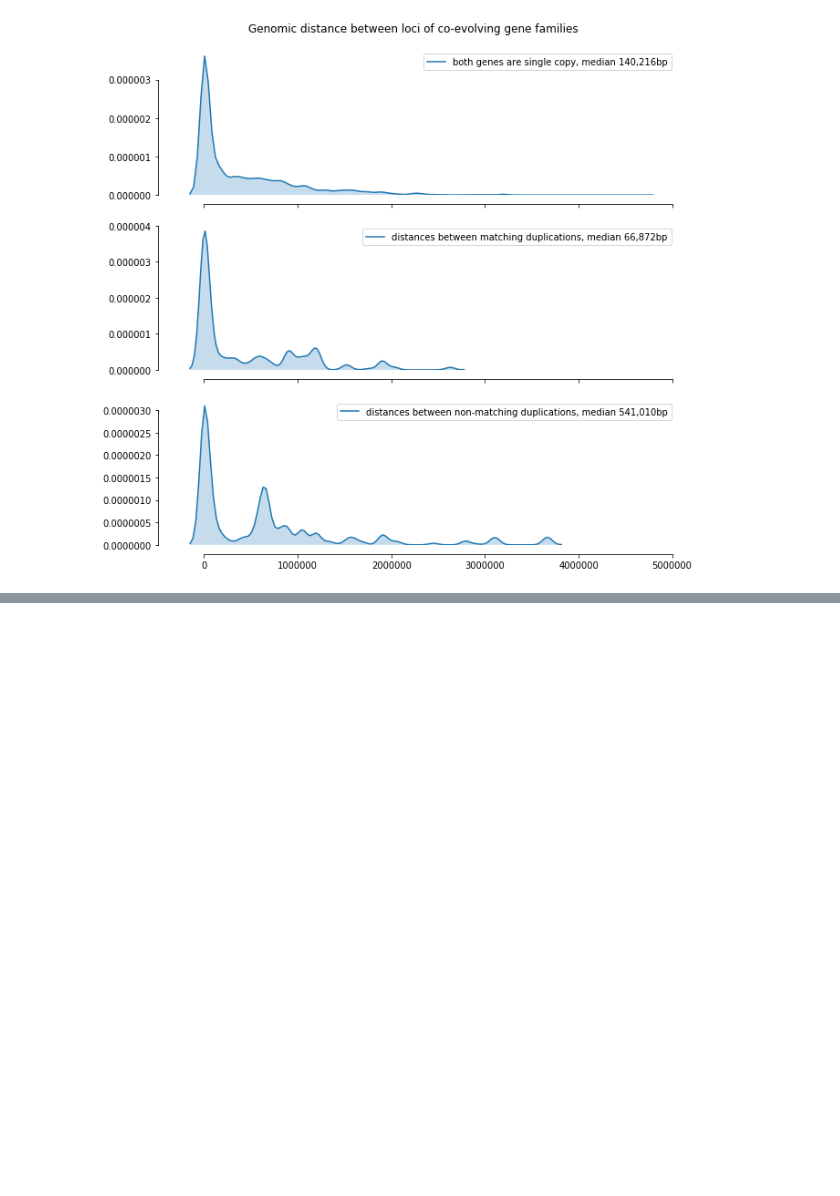
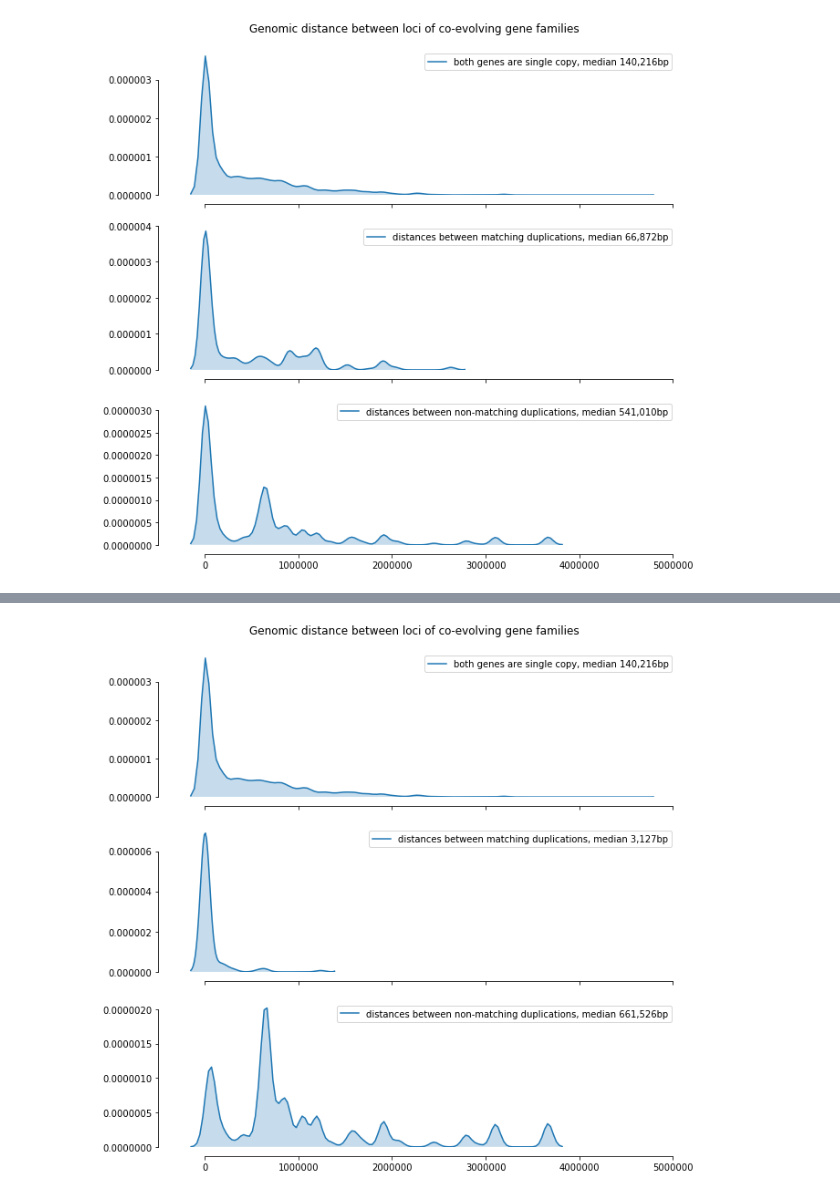
Before and after one commit to lthiberiol/jupyter_notebooks, a Jupyter notebook: gene family distances/test_homolog_matching.ipynb, the cells around one changed output, grey strips where cells are left out. Drawn from its saved outputs; the diff is of its cells as text; code cells hidden in the pictures; blank space fills up the shorter version.

```diff
--- a/gene family distances/test_homolog_matching.ipynb
+++ b/gene family distances/test_homolog_matching.ipynb
@@ -396,10 +402,22 @@ for index, row in neighors.iterrows():
                 'gene2 == @selected2'
             ).distance.squeeze()
 
-            tmp_unmatching_distance = gene_distances.query(
+#             tmp_unmatching_distance = gene_distances.query(
+#                 '(gene1 ==  @selected1 & gene2 !=  @selected2) | '
+#                 '(gene1 !=  @selected1 & gene2 ==  @selected2)'
+#             ).distance.tolist()
+
+            tmp_unmatching_distance = []
+            for tmp in gene_distances.query(
                 '(gene1 ==  @selected1 & gene2 !=  @selected2) | '
                 '(gene1 !=  @selected1 & gene2 ==  @selected2)'
-            ).distance.tolist()
+            ).distance.tolist():
+                tmp_distance_difference = abs(tmp_matching_distance - tmp)
+                if tmp_distance_difference >= tmp_matching_distance:
+                    tmp_unmatching_distance.append(tmp)
+
+            if not tmp_unmatching_distance:
+                continue
 
             distances_between_matching_pairs.append(    tmp_matching_distance)
             distances_between_unmatching_pairs.extend(tmp_unmatching_distance)
@@ -829,0 +532,21 @@ plotly.offline.plot(fig, filename='/Users/thiberio/duplication_test_matching2.ht
+# %%
+fig, axs = plt.subplots(nrows=3, sharex=True, figsize=(10, 10))
+
+sns.kdeplot(distances_between_single_copies,
+            label=f'both genes are single copy, \
+median {np.median(distances_between_single_copies):,.0f}bp',
+            bw=50000, shade=True, ax=axs[0])
+sns.kdeplot(distances_between_matching_pairs,
+            label=f'distances between matching duplications, \
+median {np.median(distances_between_matching_pairs):,.0f}bp',
+            bw=50000, shade=True, ax=axs[1])
+sns.kdeplot(distances_between_unmatching_pairs,
+            label=f'distances between non-matching duplications, \
+median {np.median(distances_between_unmatching_pairs):,.0f}bp',
+            bw=50000, shade=True, ax=axs[2])
+
+fig.suptitle('Genomic distance between loci of co-evolving gene families', y=0.92);
+
+sns.despine(offset=10, trim=True);
+# %% [output]
+[figure, added]
```
Also changed, not shown: parts of 50 cells of this notebook, 2 other files.
